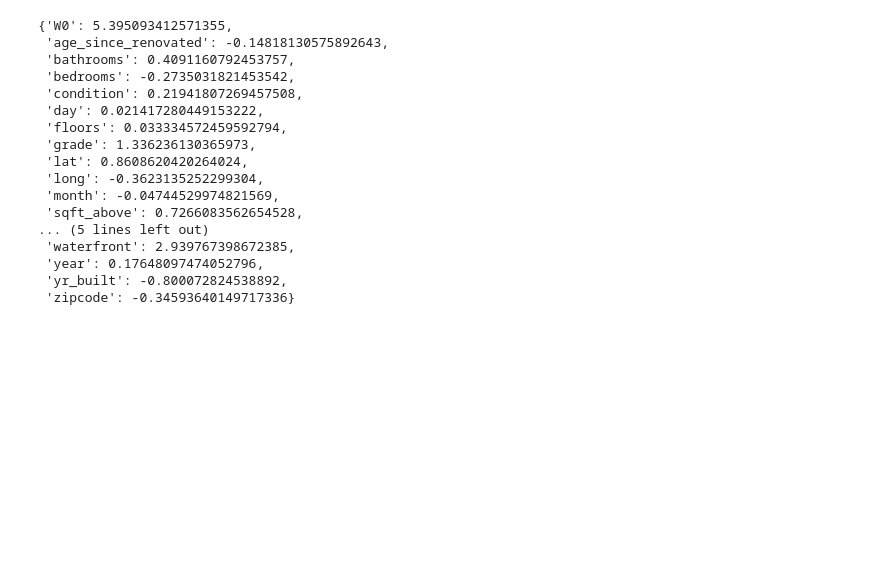
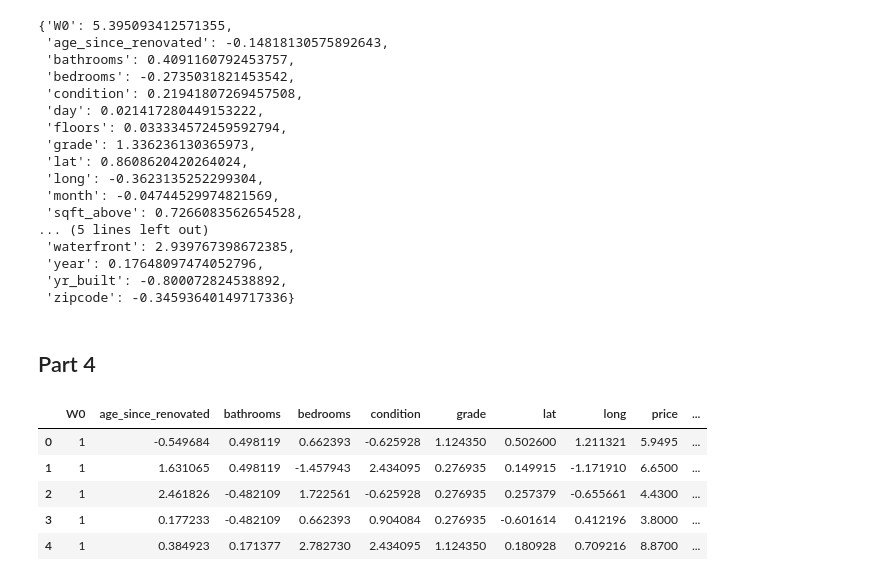
Before and after one commit to KingstonRainsworthCS/AI-534, a Jupyter notebook: IA1/IA1.ipynb, the cells around one changed output. Drawn from its saved outputs; the diff is of its cells as text; code cells hidden in the pictures; blank space fills up the shorter version.

```diff
--- a/IA1/IA1.ipynb
+++ b/IA1/IA1.ipynb
@@ -218,3 +213,32 @@ leanRate1['w']
  'year': 0.17648097474052796,
  'yr_built': -0.800072824538892,
  'zipcode': -0.34593640149717336}
+# %% [markdown]
+## Part 4
+# %%
+p4_path_to_train_csv = "./PA1_train1.csv"
+p4_path_to_dev_csv = "./PA1_test1.csv"
+
+p4originalData = pd.read_csv(p4_path_to_train_csv)
+p4testData = pd.read_csv(p4_path_to_dev_csv)
+
+## Drop low weight value (< 0.1) base on result of part 3
+dateformat = p4originalData["date"].str.split("/", expand = True)
+p4originalData['year'] = dateformat[2].astype(int)
+p4originalData['W0'] = 1
+p4originalData['age_since_renovated'] = np.where(p4originalData['yr_renovated'] == 0, p4originalData['year'] - p4originalData['yr_built'], p4originalData['year'] - p4originalData['yr_renovated'])
+
+p4normalizeData = (p4originalData - p4originalData.mean()) / p4originalData.std()
+p4normalizeData['W0'] = p4originalData['W0']
+p4normalizeData['waterfront'] = p4originalData['waterfront']
+p4normalizeData['price'] = p4originalData['price']
+
+p4trainingData = p4normalizeData.drop(['date', 'id', 'yr_renovated', 'floors', 'sqft_lot', 'sqft_living15'], axis = 1)
+p4trainingData.head()
+# %% [output]
+|  | W0 | age_since_renovated | bathrooms | bedrooms | condition | grade | lat | long | price | ... |
+| 0 | 1 | -0.549684 | 0.498119 | 0.662393 | -0.625928 | 1.124350 | 0.502600 | 1.211321 | 5.9495 | ... |
+| 1 | 1 | 1.631065 | 0.498119 | -1.457943 | 2.434095 | 0.276935 | 0.149915 | -1.171910 | 6.6500 | ... |
+| 2 | 1 | 2.461826 | -0.482109 | 1.722561 | -0.625928 | 0.276935 | 0.257379 | -0.655661 | 4.4300 | ... |
+| 3 | 1 | 0.177233 | -0.482109 | 0.662393 | 0.904084 | 0.276935 | -0.601614 | 0.412196 | 3.8000 | ... |
+| 4 | 1 | 0.384923 | 0.171377 | 2.782730 | 2.434095 | 1.124350 | 0.180928 | 0.709216 | 8.8700 | ... |
```
Also changed, not shown: parts of 16 cells of this notebook, 9 other files.
